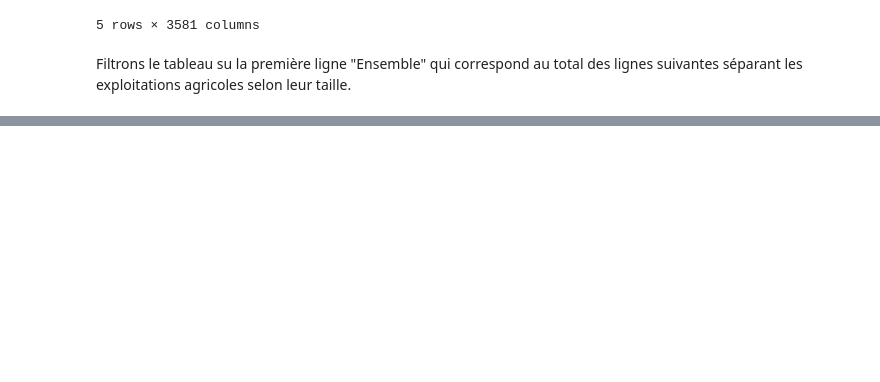
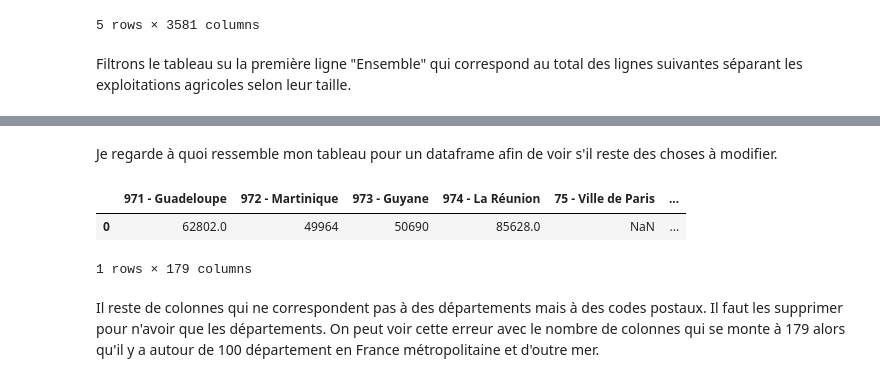
Before and after one commit to ElisefontaineEnsae/AgricultureBio_France, a Jupyter notebook: Carto Fr Générale.ipynb, the cells around one changed output, grey strips where cells are left out. Cells and saved outputs as stored; diff of their text form; code cells hidden in the pictures; blank space fills up the shorter version.

```diff
--- a/Carto Fr Générale.ipynb
+++ b/Carto Fr Générale.ipynb
@@ -305,0 +184,10 @@ ValueError: Length mismatch: Expected axis has 3581 elements, new values have 3
+# %% [markdown]
+Je regarde à quoi ressemble mon tableau pour un dataframe afin de voir s'il reste des choses à modifier.
+# %%
+superficie_2010.head()
+# %% [output]
+|  | 971 - Guadeloupe | 972 - Martinique | 973 - Guyane | 974 - La Réunion | 75 - Ville de Paris | ... |
+| 0 | 62802.0 | 49964 | 50690 | 85628.0 | NaN | ... |
+1 rows × 179 columns
+# %% [markdown]
+Il reste de colonnes qui ne correspondent pas à des départements mais à des codes postaux. Il faut les supprimer pour n'avoir que les départements. On peut voir cette erreur avec le nombre de colonnes qui se monte à 179 alors qu'il y a autour de 100 département en France métropolitaine et d'outre mer.
```
Also changed, not shown: parts of 23 cells of this notebook, 1 other file.
